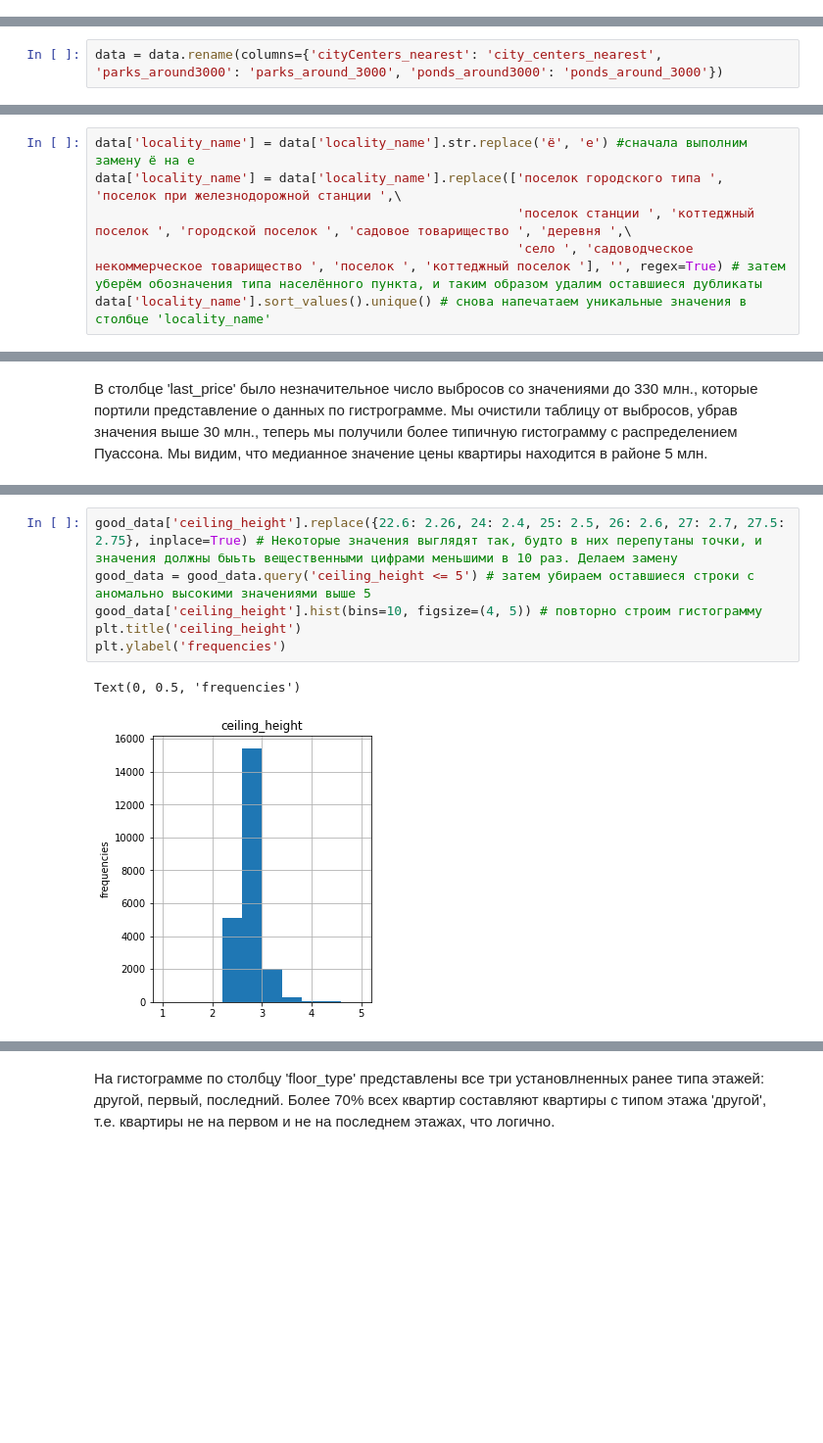
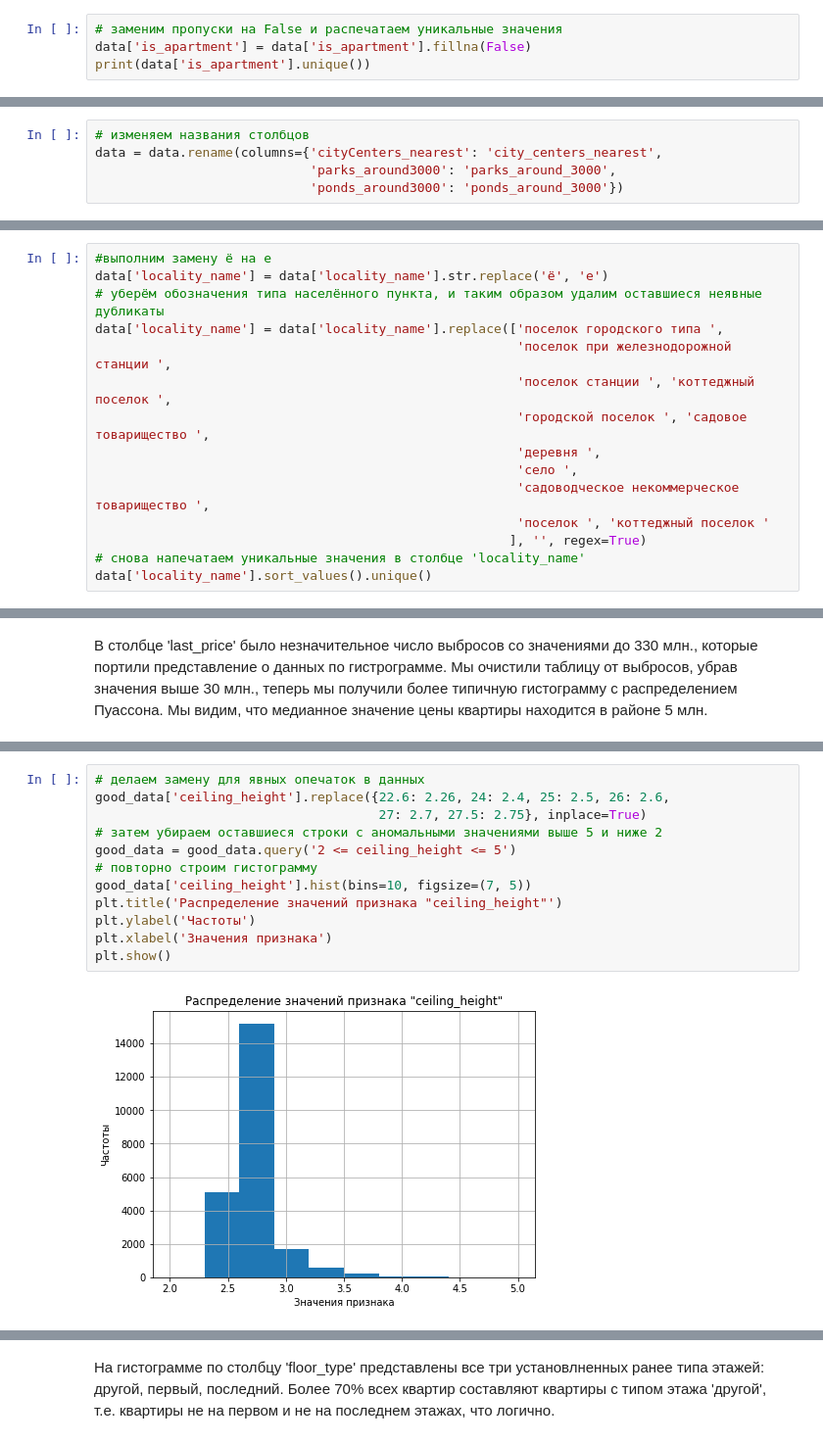
Before and after one commit to EvgeniyKaduk/my_practicum_projects, a Jupyter notebook: 1. Исследование объявлений о продаже квартир/Исследование объявлений о продаже квартир.ipynb, the cells around one changed output, grey strips where cells are left out. Shown at 98% size. Drawn from its saved outputs; the diff is of its cells as text; blank space fills up the shorter version.

```diff
--- a/1. Исследование объявлений о продаже квартир/Исследование объявлений о продаже квартир.ipynb
+++ b/1. Исследование объявлений о продаже квартир/Исследование объявлений о продаже квартир.ipynb
@@ -220,0 +196,4 @@ dtype('bool')
+# %%
+# заменим пропуски на False и распечатаем уникальные значения
+data['is_apartment'] = data['is_apartment'].fillna(False)
+print(data['is_apartment'].unique())
@@ -351,3 +330,6 @@ datetime64[ns]
 # %%
-data = data.rename(columns={'cityCenters_nearest': 'city_centers_nearest', 'parks_around3000': 'parks_around_3000', 'ponds_around3000': 'ponds_around_3000'})
+# изменяем названия столбцов
+data = data.rename(columns={'cityCenters_nearest': 'city_centers_nearest',
+                            'parks_around3000': 'parks_around_3000',
+                            'ponds_around3000': 'ponds_around_3000'})
 # %%
@@ -371,11 +354,20 @@ array(['Бокситогорск', 'Волосово', 'Волхов', 'Всев
        'село Русско-Высоцкое', 'село Старая Ладога', 'село Шум', nan],
       dtype=object)
 # %%
-data['locality_name'] = data['locality_name'].str.replace('ё', 'е') #сначала выполним замену ё на е
-data['locality_name'] = data['locality_name'].replace(['поселок городского типа ', 'поселок при железнодорожной станции ',\
-                                                       'поселок станции ', 'коттеджный поселок ', 'городской поселок ', 'садовое товарищество ', 'деревня ',\
-                                                       'село ', 'садоводческое некоммерческое товарищество ', 'поселок ', 'коттеджный поселок '], '', regex=True) # затем уберём обозначения типа населённого пункта, и таким образом удалим оставшиеся дубликаты
-data['locality_name'].sort_values().unique() # снова напечатаем уникальные значения в столбце 'locality_name'
+#выполним замену ё на е
+data['locality_name'] = data['locality_name'].str.replace('ё', 'е')
+# уберём обозначения типа населённого пункта, и таким образом удалим оставшиеся неявные дубликаты
+data['locality_name'] = data['locality_name'].replace(['поселок городского типа ',
+                                                       'поселок при железнодорожной станции ',
+                                                       'поселок станции ', 'коттеджный поселок ',
+                                                       'городской поселок ', 'садовое товарищество ',
+                                                       'деревня ',
+                                                       'село ',
+                                                       'садоводческое некоммерческое товарищество ',
+                                                       'поселок ', 'коттеджный поселок '
+                                                      ], '', regex=True)
+# снова напечатаем уникальные значения в столбце 'locality_name'
+data['locality_name'].sort_values().unique()
 # %% [output]
 array(['Агалатово', 'Александровская', 'Алексеевка', 'Аннино', 'Аро',
        'Барышево', 'Батово', 'Бегуницы', 'Белогорка', 'Белоостров',
@@ -654,10 +697,15 @@ array([  1.  ,   1.2 ,   1.75,   2.  ,   2.2 ,   2.25,   2.3 ,   2.4 ,
 # %%
-good_data['ceiling_height'].replace({22.6: 2.26, 24: 2.4, 25: 2.5, 26: 2.6, 27: 2.7, 27.5: 2.75}, inplace=True) # Некоторые значения выглядят так, будто в них перепутаны точки, и значения должны быьть вещественными цифрами меньшими в 10 раз. Делаем замену
-good_data = good_data.query('ceiling_height <= 5') # затем убираем оставшиеся строки с аномально высокими значениями выше 5
-good_data['ceiling_height'].hist(bins=10, figsize=(4, 5)) # повторно строим гистограмму
-plt.title('ceiling_height')
-plt.ylabel('frequencies')
+# делаем замену для явных опечаток в данных
+good_data['ceiling_height'].replace({22.6: 2.26, 24: 2.4, 25: 2.5, 26: 2.6,
+                                     27: 2.7, 27.5: 2.75}, inplace=True)
+# затем убираем оставшиеся строки с аномальными значениями выше 5 и ниже 2
+good_data = good_data.query('2 <= ceiling_height <= 5')
+# повторно строим гистограмму
+good_data['ceiling_height'].hist(bins=10, figsize=(7, 5))
+plt.title('Распределение значений признака "ceiling_height"')
+plt.ylabel('Частоты')
+plt.xlabel('Значения признака')
+plt.show()
 # %% [output]
-Text(0, 0.5, 'frequencies')
-[figure, old version]
+[figure, new version]
 # %% [markdown]
```
Also changed, not shown: parts of 184 cells of this notebook.
